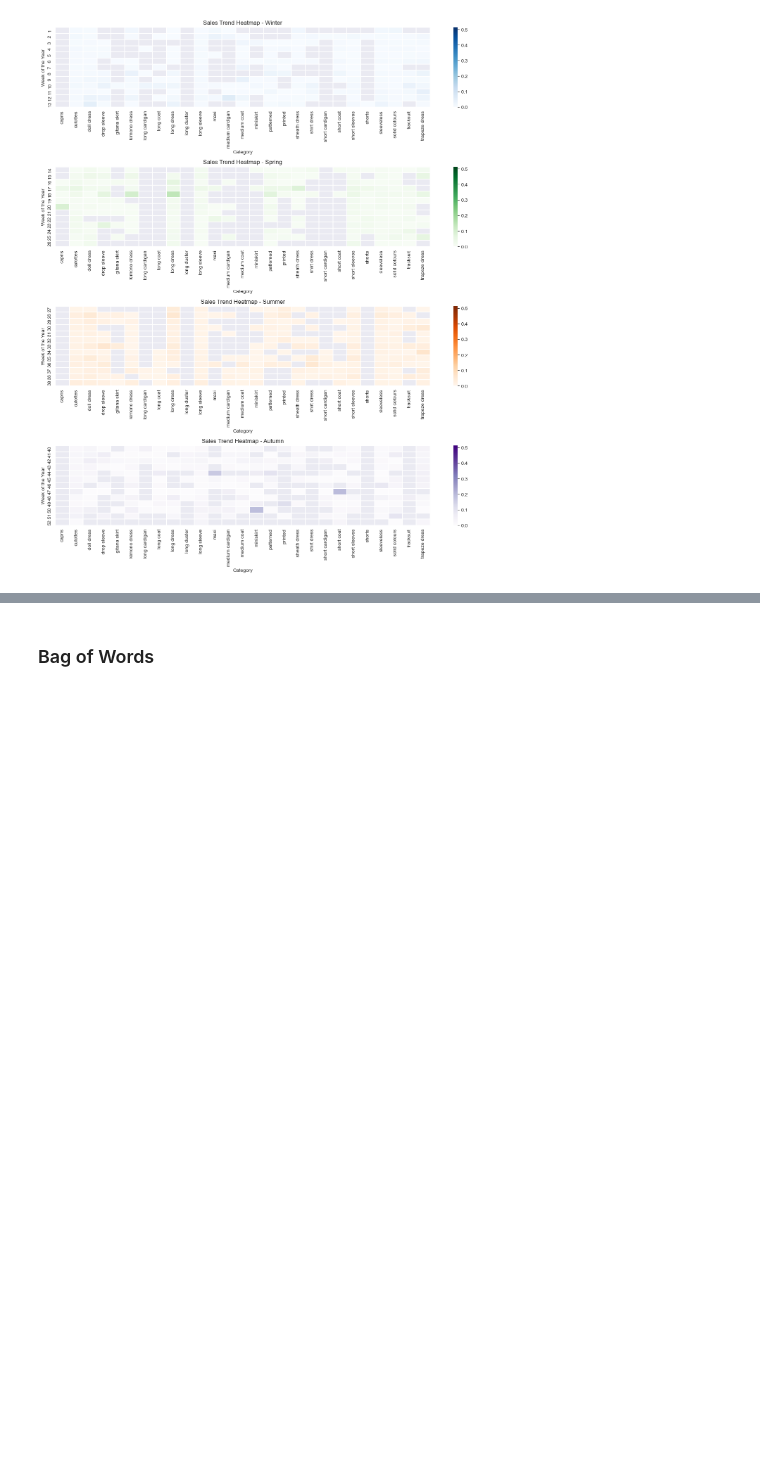
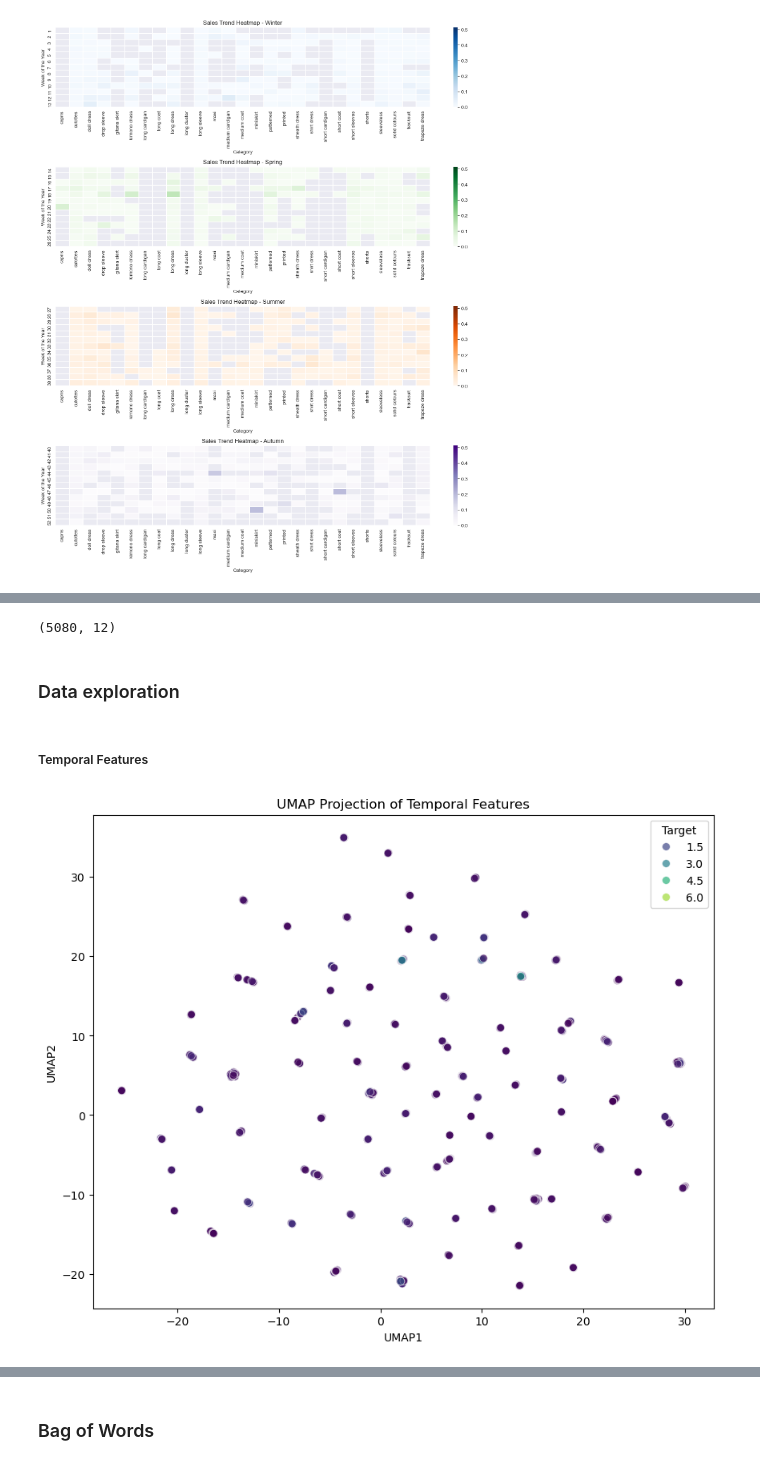
Before and after one commit to guimCC/FashionSalesPrediction, a Jupyter notebook: clean.ipynb, the cells around one changed output, grey strips where cells are left out. Drawn from its saved outputs; the diff is of its cells as text; code cells hidden in the pictures; blank space fills up the shorter version.

```diff
--- a/clean.ipynb
+++ b/clean.ipynb
@@ -311 +324,19 @@ plt.show()
+# %%
+# Convert scaled temporal features back to integers
+week_of_year = (temporal_features[:, 1] * 52).astype(int)  # Week of the year (1 to 52)
+month_of_year = (temporal_features[:, 2] * 12).astype(int)  # Month of the year (1 to 12)
+year = (temporal_features[:, 3] * 10).astype(int)  # Year (scaled up to a meaningful range)
+
+# Additional derived features
+is_weekend = (week_of_year % 7 >= 5).astype(int)  # Flag indicating if it's a weekend (Saturday or Sunday)
+quarter = ((month_of_year - 1) // 3 + 1).astype(int)  # Calculate the quarter (1 to 4)
+season = np.select(
+    [month_of_year <= 2, (month_of_year >= 3) & (month_of_year <= 5),
+     (month_of_year >= 6) & (month_of_year <= 8), month_of_year >= 9],
+    [0, 1, 2, 3])  # Define seasons (Winter, Spring, Summer, Fall)
+
+# Combine all features into a new feature matrix
+temporal_features_engineered = np.column_stack([
+    week_of_year, month_of_year, year, is_weekend, quarter, season
+])
 # %%
@@ -383,0 +446,4 @@ plt.show()
+# %%
+gtrends_with_rolling_reduced.shape
+# %% [output]
+(5080, 12)
@@ -383,0 +494,19 @@ plt.show()
+# %% [markdown]
+### Data exploration
+# %% [markdown]
+##### Temporal Features
+# %%
+umap_temporal = umap.UMAP(n_neighbors=15, min_dist=0.1, metric='euclidean', random_state=42)
+embedding_temporal = umap_temporal.fit_transform(temporal_features_engineered)
+
+# Plotting
+plt.figure(figsize=(10, 8))
+sns.scatterplot(x=embedding_temporal[:,0], y=embedding_temporal[:,1],
+                hue=total_sales, palette='viridis', s=50, alpha=0.7)
+plt.title('UMAP Projection of Temporal Features')
+plt.xlabel('UMAP1')
+plt.ylabel('UMAP2')
+plt.legend(title='Target')
+plt.show()
+# %% [output]
+[figure, added]
```
Also changed, not shown: parts of 49 cells of this notebook, 5 other files.
